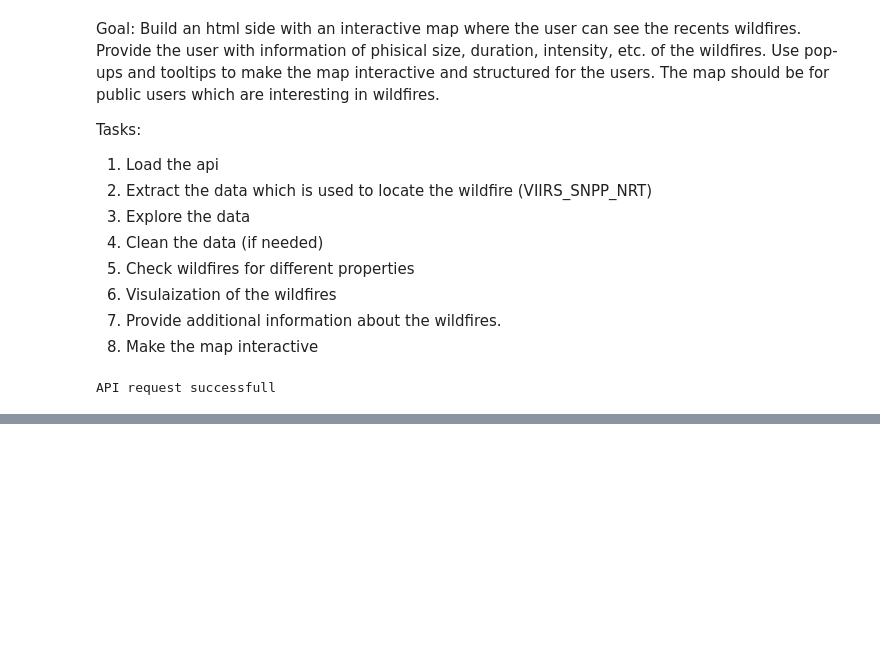
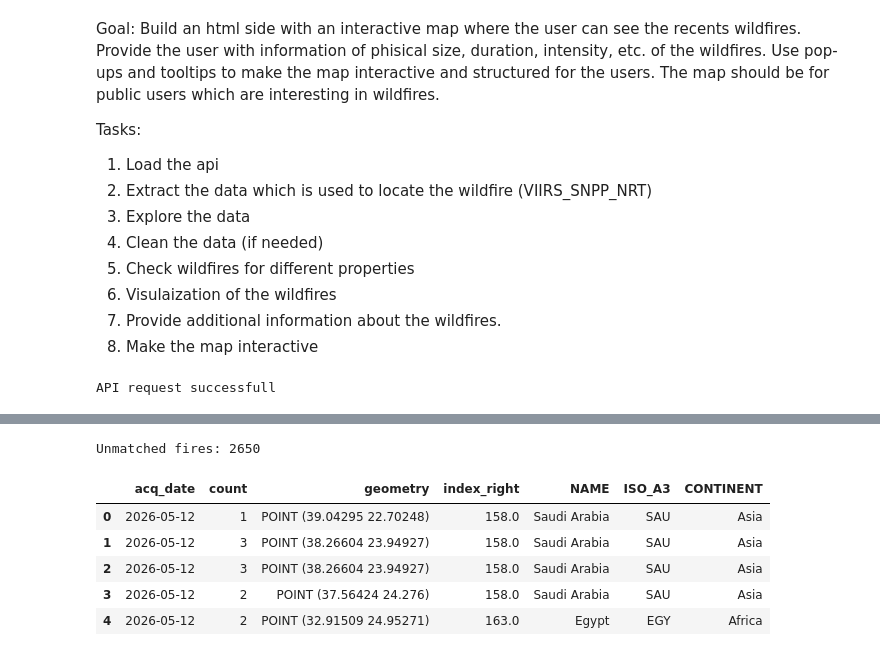
Before and after one commit to LilSheesh7/SDS210_project, a Jupyter notebook: notebooks/Wildfire_mapping_nb.ipynb, the cells around one changed output, grey strips where cells are left out. Cells and saved outputs as stored; diff of their text form; code cells hidden in the pictures; blank space fills up the shorter version.

```diff
--- a/notebooks/Wildfire_mapping_nb.ipynb
+++ b/notebooks/Wildfire_mapping_nb.ipynb
@@ -164,0 +191,19 @@ datetime.date(2026, 5, 15)
+# %%
+# calculate fires in the diffrent countries
+# here the wildfire cluster is used, so nearby fires are counted as one fire and not as several
+
+wildfire_countries = gpd.sjoin(wildfire_clusterd, world,
+                                how="left", predicate="within") # assign to each fire in which country it is located
+
+# Check for fires not located inside a country for example this are burning ships, fires in artica or antarctica
+unmatched = wildfire_countries[wildfire_countries["NAME"].isna()]
+print(f"Unmatched fires: {len(unmatched)}")
+display(wildfire_countries.head(5))
+# %% [output]
+Unmatched fires: 2650
+|  | acq_date | count | geometry | index_right | NAME | ISO_A3 | CONTINENT |
+| 0 | 2026-05-12 | 1 | POINT (39.04295 22.70248) | 158.0 | Saudi Arabia | SAU | Asia |
+| 1 | 2026-05-12 | 3 | POINT (38.26604 23.94927) | 158.0 | Saudi Arabia | SAU | Asia |
+| 2 | 2026-05-12 | 3 | POINT (38.26604 23.94927) | 158.0 | Saudi Arabia | SAU | Asia |
+| 3 | 2026-05-12 | 2 | POINT (37.56424 24.276) | 158.0 | Saudi Arabia | SAU | Asia |
+| 4 | 2026-05-12 | 2 | POINT (32.91509 24.95271) | 163.0 | Egypt | EGY | Africa |
```
Also changed, not shown: parts of 9 cells of this notebook.
